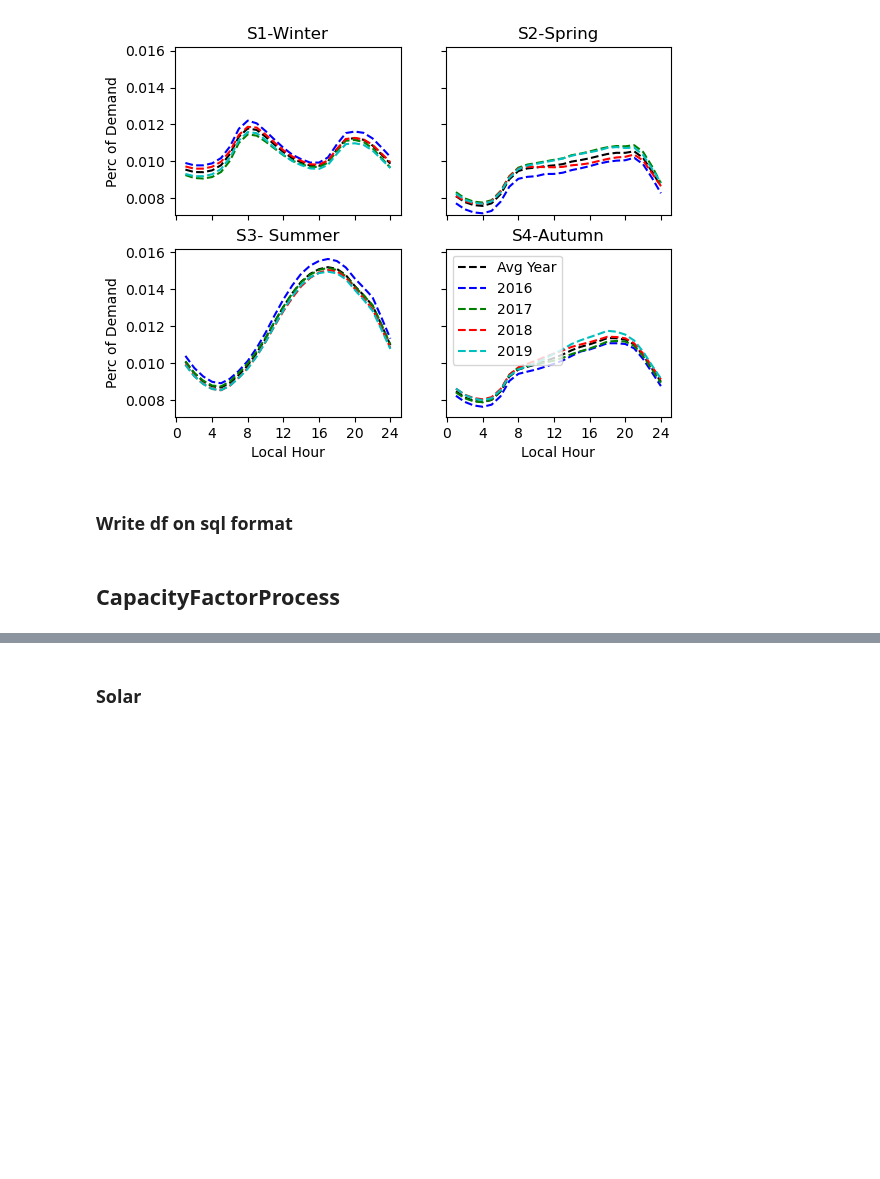
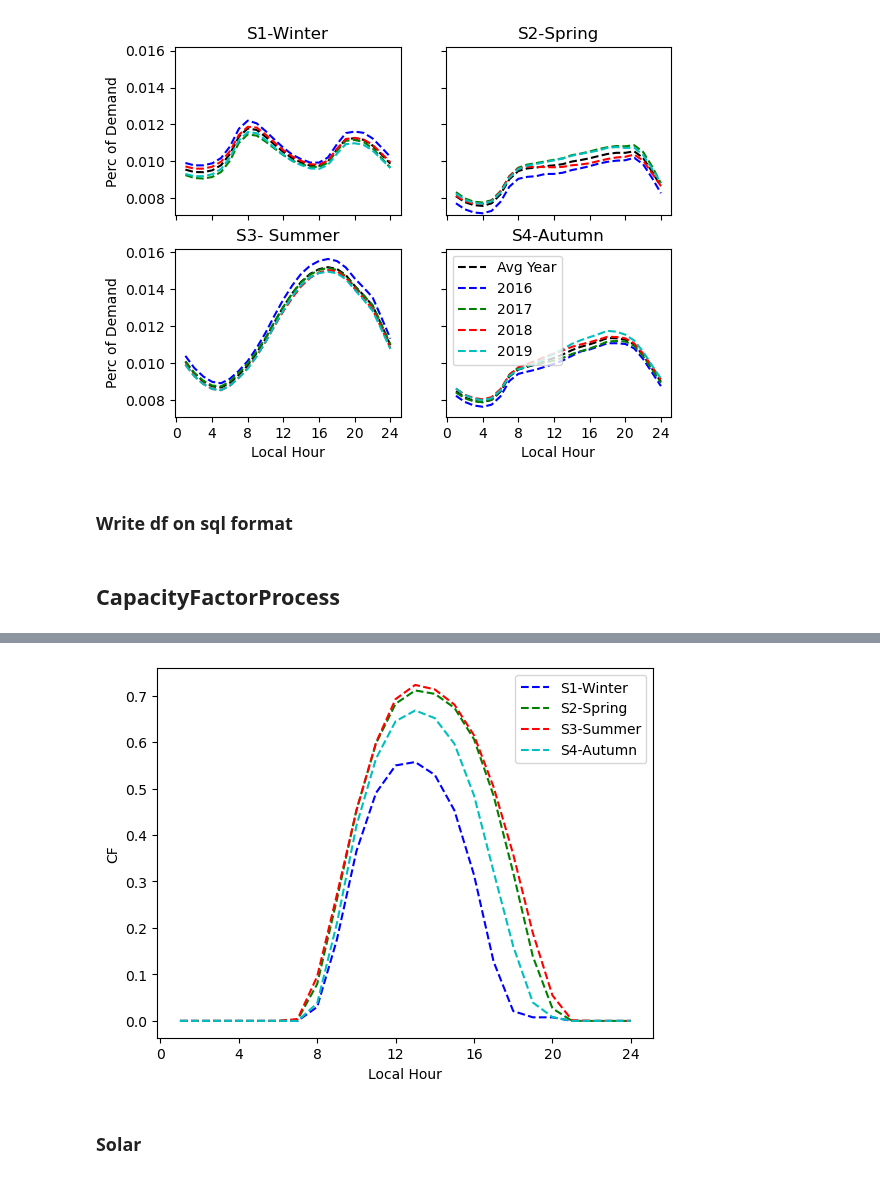
Before and after one commit to vaduraes/TemoaHurricane_V2, a Jupyter notebook: CreateBaseDeck/Excel2Sql.ipynb, the cells around one changed output, grey strips where cells are left out. Drawn from its saved outputs; the diff is of its cells as text; code cells hidden in the pictures; blank space fills up the shorter version.

Commit message:
EIA 930 data for CF

```diff
--- a/CreateBaseDeck/Excel2Sql.ipynb
+++ b/CreateBaseDeck/Excel2Sql.ipynb
@@ -21,7 +21,9 @@ HazusDataPath="./HazusData/Hazus_NC_Hurricane.shp"
 UserDataPath="./ExcelUserData/"
 CensusDataPath="./CensusData/US_tract_cenpop_2020.shp" # https://data2.nhgis.org/downloads
 
-EIA_930_BalancePath="./EIAData/EIA-930-Balance/" # https://www.eia.gov/survey/#eia-930
+EIA_930_BalancePath="./EIAData/EIA-930-Balance/" # https://www.eia.gov/survey/#eia-930, Used for demand, ignore COVID years
+EIA_930_CFPath="./EIAData/EIA-930-Generation/" # https://www.eia.gov/survey/#eia-930, Used for CFs include COVID years
+
 MajorBAs=["DUK", "CPLE"] #Major BA's in the region according to EIA-930 notation
 
 SAM_NREL_Path="./NREL_SAM/"
@@ -1359,2 +1445,38 @@ Deman_SpecificDistribution_sql=pd.DataFrame(Data, columns=["regions","season_nam
+# %%
+def CFPlotEIA930(AverageGen):
+
+    R_S1Data=AverageGen[AverageGen["Season"]=="S1"]
+    R_S2Data=AverageGen[AverageGen["Season"]=="S2"]
+    R_S3Data=AverageGen[AverageGen["Season"]=="S3"]
+    R_S4Data=AverageGen[AverageGen["Season"]=="S4"]
+
+
+    x=R_S4Data["Hour"].unique()
+
+    MinY=max(AverageGen["CF"].min()-0.05,0)
+    MaxY=min(AverageGen["CF"].max()+0.05,1)
+
+    #set ticks x axis
+    plt.xticks(np.arange(0, 24+1, 4))
+
+
+    Colors=list(mcolors.BASE_COLORS.keys())
+    plt.plot(x, R_S1Data["CF"].values,Colors[0]+"--",label='S1-Winter')
+    plt.plot(x, R_S2Data["CF"].values,Colors[1]+"--",label='S2-Spring')
+    plt.plot(x, R_S3Data["CF"].values,Colors[2]+"--",label='S3-Summer')
+    plt.plot(x, R_S4Data["CF"].values,Colors[3]+"--",label='S4-Autumn')
+    plt.xlabel("Local Hour")
+    plt.ylabel('CF')
+
+    plt.legend()
+    return plt.show()
+# %%
+#Example
+Tech="SOL_EIA930"
+AvgY_CF=0.21 #CF from 2021 NC summary statistics
+AverageGen=EIA930_CFs(Tech, AvgY_CF)
+CFPlotEIA930(AverageGen)
+# %% [output]
+[figure, added]
 # %% [markdown]
 ### Solar
```
Also changed, not shown: parts of 12 cells of this notebook, 15 other files.
